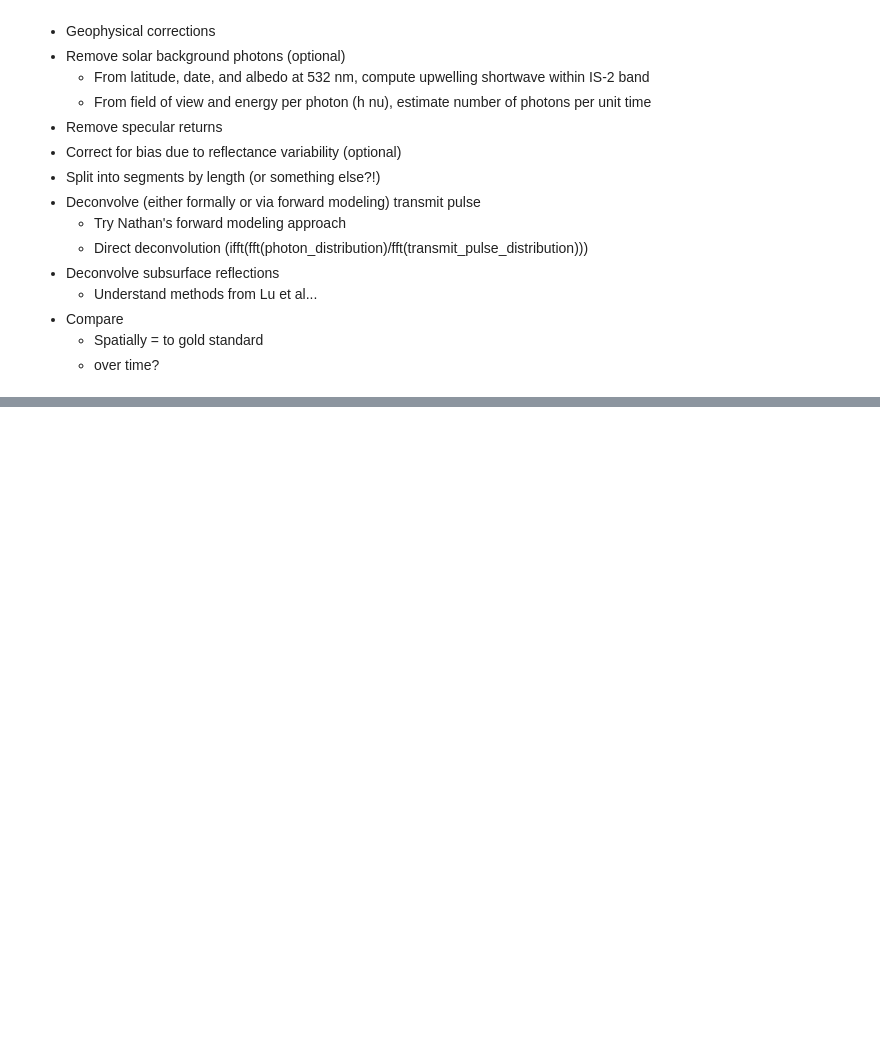
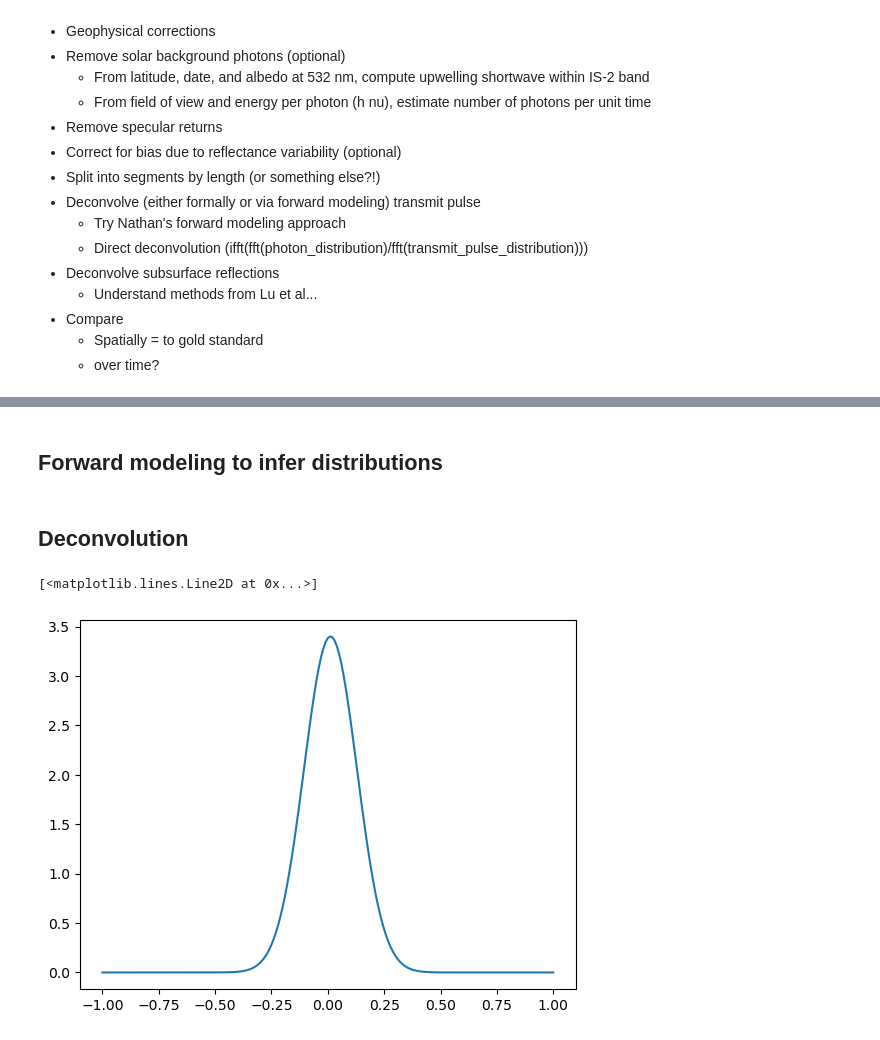
Before and after one commit to ICESAT-2HackWeek/surfit, a Jupyter notebook: contributors/david/roughness_example.ipynb, the cells around one changed output, grey strips where cells are left out. Cells and saved outputs as stored; diff of their text form; code cells hidden in the pictures; blank space fills up the shorter version.

```diff
--- a/contributors/david/roughness_example.ipynb
+++ b/contributors/david/roughness_example.ipynb
@@ -43,0 +189,2 @@ region = sliderule.toregion(os.path.join('..','..','data','bbox_' + site + '.geo
+# %% [markdown]
+## Forward modeling to infer distributions
@@ -43,0 +200,20 @@ region = sliderule.toregion(os.path.join('..','..','data','bbox_' + site + '.geo
+# %% [markdown]
+## Deconvolution
+# %%
+hist_res = 0.01 # 1 cm histogram bin resolution
+
+# Transmit pulse parameters
+mu = 0.0
+sigma = 0.116767  #sigma of Gaussian in meters
+tau = 9.92750  #exponential relaxation time in meters
+
+K = 1/tau # rate parameter in 1/m (how scipy represents the distribution)
+##Convert range bin times to x values in meters with mean of x at tau=0
+# %%
+# Test out exp modified gaussian
+xx = np.linspace(-1, 1, num=201)
+yy = exponnorm.pdf(xx, K, mu, sigma)
+plt.plot(xx, yy)
+# %% [output]
+[<matplotlib.lines.Line2D at 0x...>]
+[figure, added]
```
Also changed, not shown: parts of 16 cells of this notebook.
